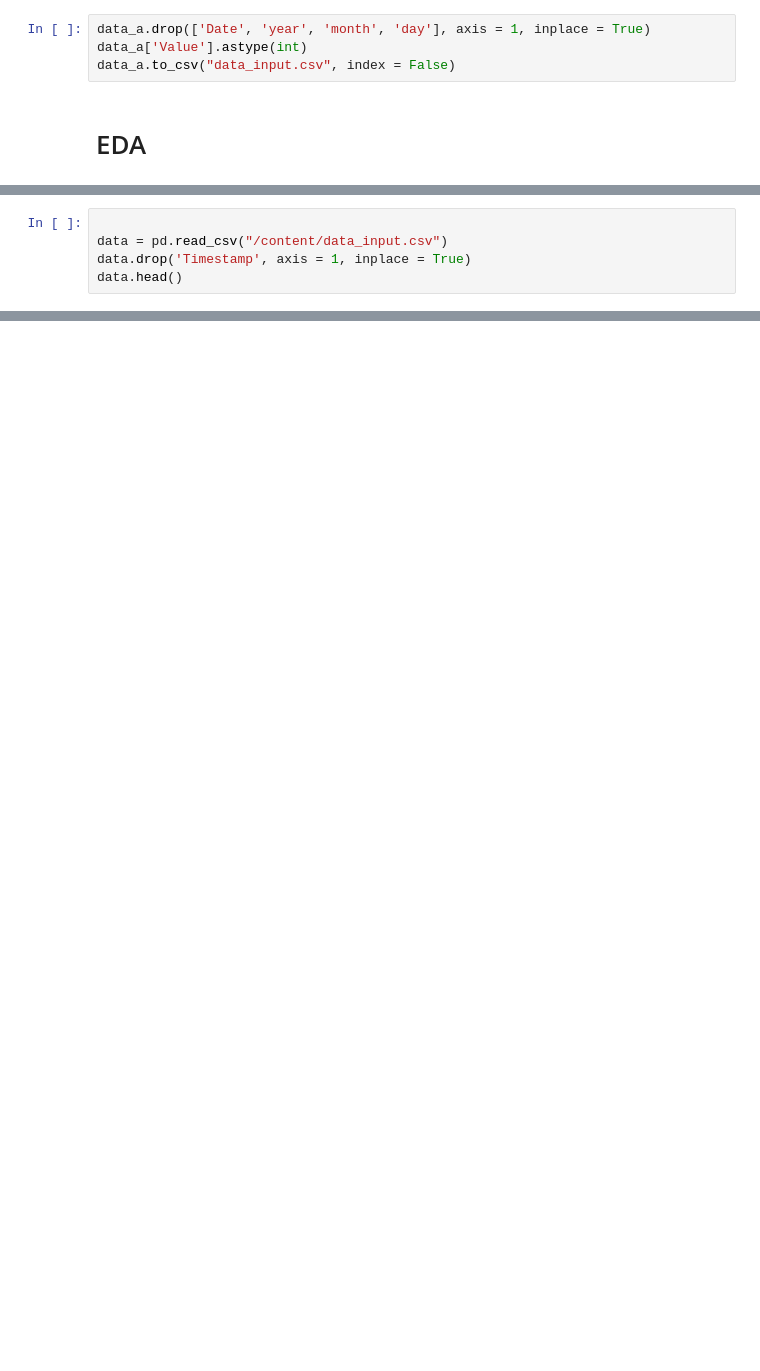
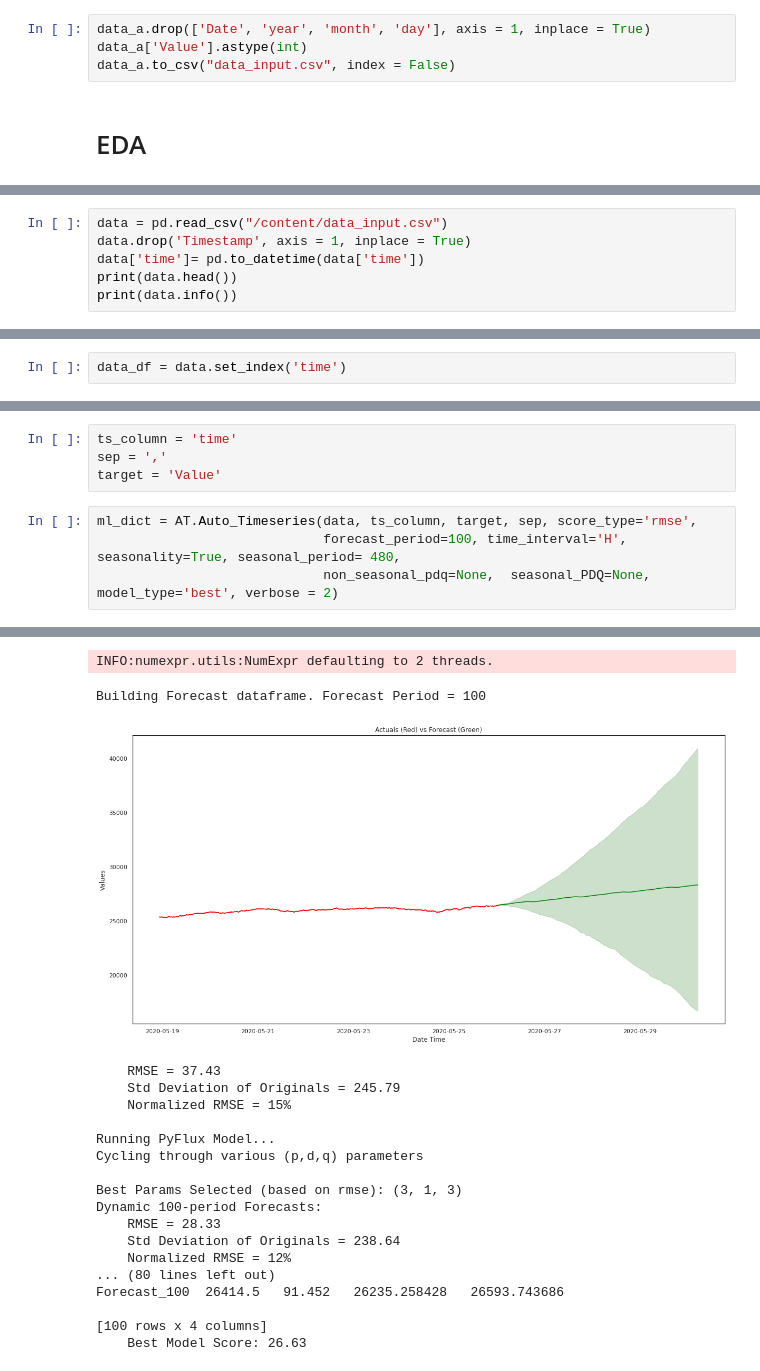
Before and after one commit to navjotsingh151/Sensor-TimeSeriesAnalysis, a Jupyter notebook: TimeSeriesAnalysis.ipynb, the cells around one changed output, grey strips where cells are left out. Cells and saved outputs as stored; diff of their text form; blank space fills up the shorter version.

Commit message:
Forecasting next 100 values

```diff
--- a/TimeSeriesAnalysis.ipynb
+++ b/TimeSeriesAnalysis.ipynb
@@ -179,7 +197,8 @@ Running Auto Timeseries version: 0.0.19...Call by using:
 To remove previous versions, perform 'pip uninstall auto_ts'
 To get the latest version, perform "pip install auto_ts --no-cache-dir --ignore-installed"
 # %%
-
 data = pd.read_csv("/content/data_input.csv")
 data.drop('Timestamp', axis = 1, inplace = True)
-data.head()
+data['time']= pd.to_datetime(data['time'])
+print(data.head())
+print(data.info())
@@ -185,0 +222,2 @@ data.head()
+# %%
+data_df = data.set_index('time')
@@ -185,0 +245,9 @@ data.head()
+# %%
+ts_column = 'time'
+sep = ','
+target = 'Value'
+# %%
+ml_dict = AT.Auto_Timeseries(data, ts_column, target, sep, score_type='rmse',
+                             forecast_period=100, time_interval='H', seasonality=True, seasonal_period= 480,
+                             non_seasonal_pdq=None,  seasonal_PDQ=None, model_type='best', verbose = 2)
+# %% [output]
@@ -185,0 +269,20 @@ data.head()
+INFO:numexpr.utils:NumExpr defaulting to 2 threads.
+Building Forecast dataframe. Forecast Period = 100
+[figure, added]
+    RMSE = 37.43
+    Std Deviation of Originals = 245.79
+    Normalized RMSE = 15%
+
+Running PyFlux Model...
+Cycling through various (p,d,q) parameters
+
+Best Params Selected (based on rmse): (3, 1, 3)
+Dynamic 100-period Forecasts:
+    RMSE = 28.33
+    Std Deviation of Originals = 238.64
+    Normalized RMSE = 12%
+... (80 lines left out)
+Forecast_100  26414.5   91.452   26235.258428   26593.743686
+
+[100 rows x 4 columns]
+    Best Model Score: 26.63
```
Also changed, not shown: parts of 26 cells of this notebook.
